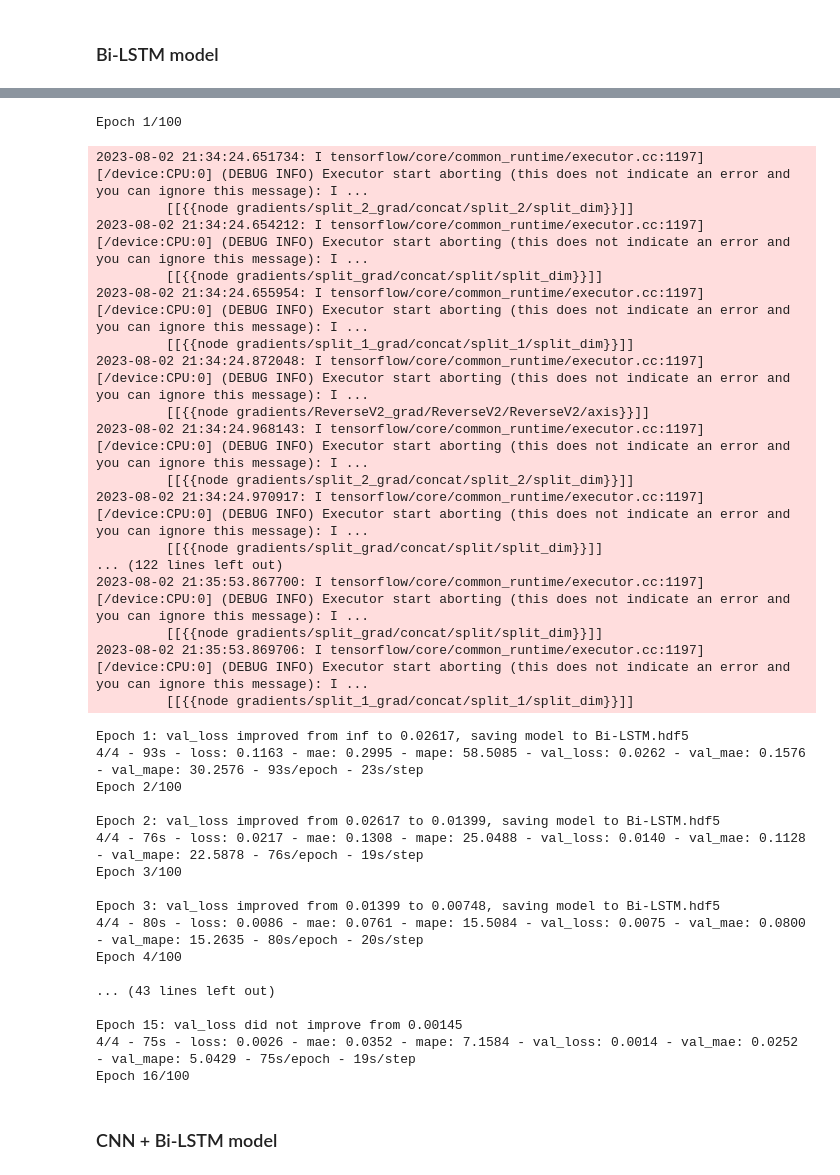
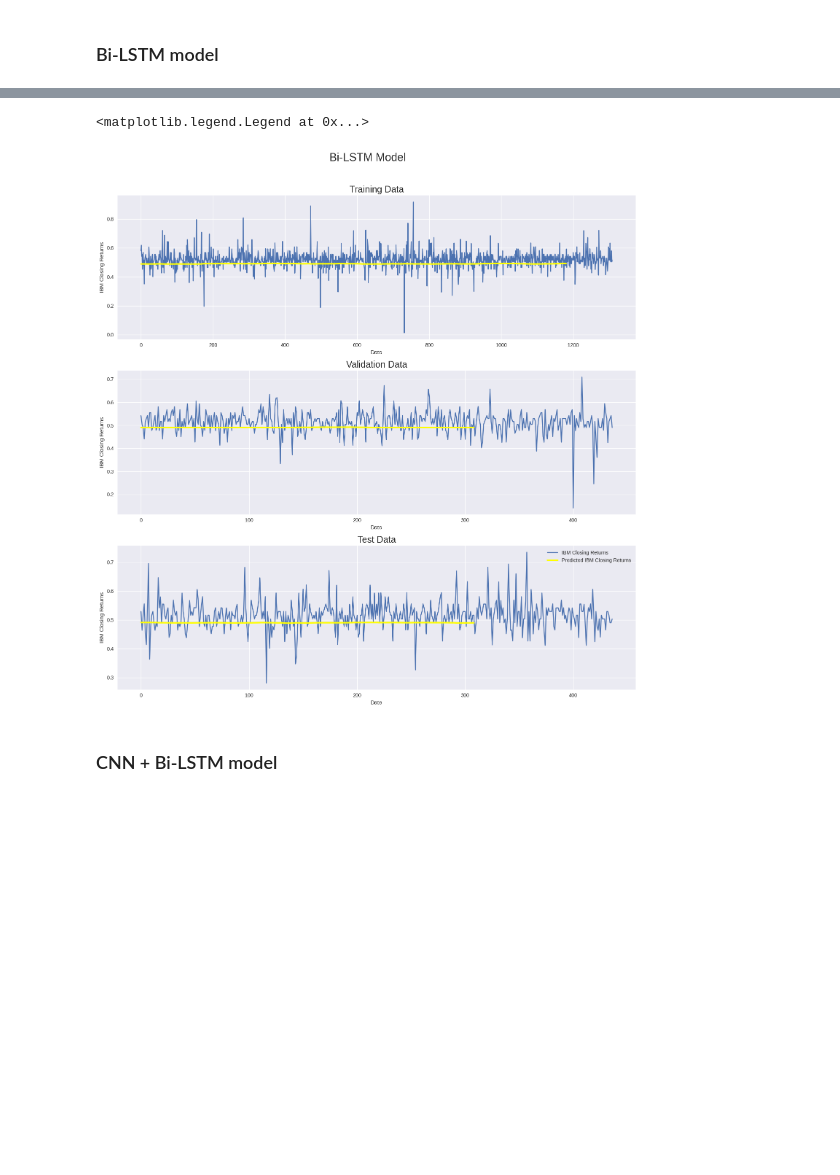
Before and after one commit to MikChristensen/Python-ML-Trading, a Jupyter notebook: 07 Mixed model/IBM_PriceFeatures_V01.ipynb, the cells around one changed output, grey strips where cells are left out. Saved outputs shown, nothing was run; the diff lists cells and outputs as text; code cells hidden in the pictures; blank space fills up the shorter version.

```diff
--- a/07 Mixed model/IBM_PriceFeatures_V01.ipynb
+++ b/07 Mixed model/IBM_PriceFeatures_V01.ipynb
@@ -316,7 +293,7 @@ def Inception_C(layer_in, c7):
 ### Bi-LSTM model
 # %%
 def create_model():
-  in_seq = Input(shape = (seq_len, 5))
+  in_seq = Input(shape = (seq_len, 6))
 
   x = Bidirectional(LSTM(128, return_sequences=True))(in_seq)
   x = Bidirectional(LSTM(128, return_sequences=True))(x)
@@ -430,38 +407,5 @@ plt.legend(loc='best')
-Epoch 1/100
+<matplotlib.legend.Legend at 0x...>
-2023-08-02 21:34:24.651734: I tensorflow/core/common_runtime/executor.cc:1197] [/device:CPU:0] (DEBUG INFO) Executor start aborting (this does not indicate an error and you can ignore this message): I ...
-         [[{{node gradients/split_2_grad/concat/split_2/split_dim}}]]
-2023-08-02 21:34:24.654212: I tensorflow/core/common_runtime/executor.cc:1197] [/device:CPU:0] (DEBUG INFO) Executor start aborting (this does not indicate an error and you can ignore this message): I ...
-         [[{{node gradients/split_grad/concat/split/split_dim}}]]
-2023-08-02 21:34:24.655954: I tensorflow/core/common_runtime/executor.cc:1197] [/device:CPU:0] (DEBUG INFO) Executor start aborting (this does not indicate an error and you can ignore this message): I ...
-         [[{{node gradients/split_1_grad/concat/split_1/split_dim}}]]
-2023-08-02 21:34:24.872048: I tensorflow/core/common_runtime/executor.cc:1197] [/device:CPU:0] (DEBUG INFO) Executor start aborting (this does not indicate an error and you can ignore this message): I ...
-         [[{{node gradients/ReverseV2_grad/ReverseV2/ReverseV2/axis}}]]
-2023-08-02 21:34:24.968143: I tensorflow/core/common_runtime/executor.cc:1197] [/device:CPU:0] (DEBUG INFO) Executor start aborting (this does not indicate an error and you can ignore this message): I ...
-         [[{{node gradients/split_2_grad/concat/split_2/split_dim}}]]
-2023-08-02 21:34:24.970917: I tensorflow/core/common_runtime/executor.cc:1197] [/device:CPU:0] (DEBUG INFO) Executor start aborting (this does not indicate an error and you can ignore this message): I ...
-         [[{{node gradients/split_grad/concat/split/split_dim}}]]
-... (122 lines left out)
-2023-08-02 21:35:53.867700: I tensorflow/core/common_runtime/executor.cc:1197] [/device:CPU:0] (DEBUG INFO) Executor start aborting (this does not indicate an error and you can ignore this message): I ...
-         [[{{node gradients/split_grad/concat/split/split_dim}}]]
-2023-08-02 21:35:53.869706: I tensorflow/core/common_runtime/executor.cc:1197] [/device:CPU:0] (DEBUG INFO) Executor start aborting (this does not indicate an error and you can ignore this message): I ...
-         [[{{node gradients/split_1_grad/concat/split_1/split_dim}}]]
-Epoch 1: val_loss improved from inf to 0.02617, saving model to Bi-LSTM.hdf5
-4/4 - 93s - loss: 0.1163 - mae: 0.2995 - mape: 58.5085 - val_loss: 0.0262 - val_mae: 0.1576 - val_mape: 30.2576 - 93s/epoch - 23s/step
-Epoch 2/100
-
-Epoch 2: val_loss improved from 0.02617 to 0.01399, saving model to Bi-LSTM.hdf5
-4/4 - 76s - loss: 0.0217 - mae: 0.1308 - mape: 25.0488 - val_loss: 0.0140 - val_mae: 0.1128 - val_mape: 22.5878 - 76s/epoch - 19s/step
-Epoch 3/100
-
-Epoch 3: val_loss improved from 0.01399 to 0.00748, saving model to Bi-LSTM.hdf5
-4/4 - 80s - loss: 0.0086 - mae: 0.0761 - mape: 15.5084 - val_loss: 0.0075 - val_mae: 0.0800 - val_mape: 15.2635 - 80s/epoch - 20s/step
-Epoch 4/100
-
-... (43 lines left out)
-
-Epoch 15: val_loss did not improve from 0.00145
-4/4 - 75s - loss: 0.0026 - mae: 0.0352 - mape: 7.1584 - val_loss: 0.0014 - val_mae: 0.0252 - val_mape: 5.0429 - 75s/epoch - 19s/step
-Epoch 16/100
+[figure, added]
 # %% [markdown]
 ### CNN + Bi-LSTM model
 # %%
```
Also changed, not shown: parts of 7 cells of this notebook.
